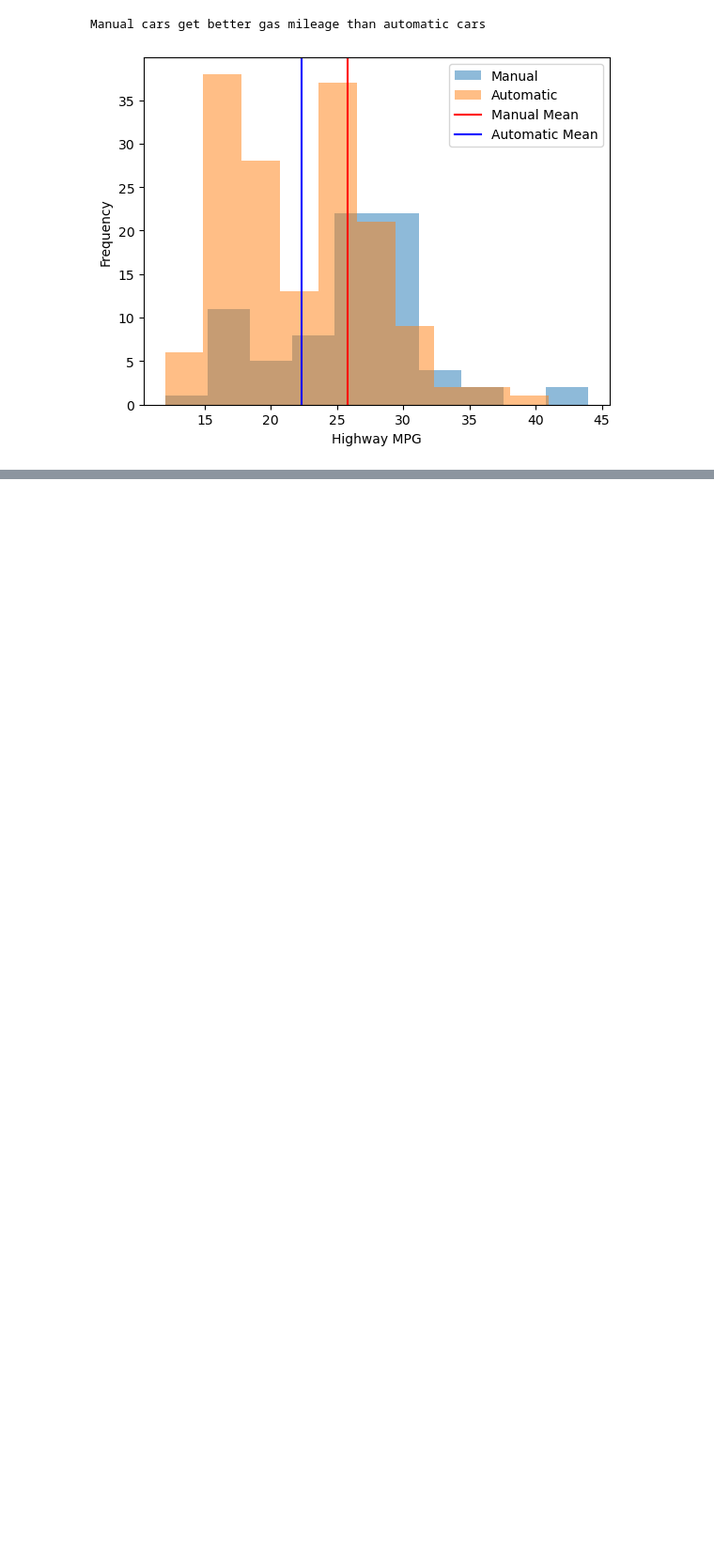
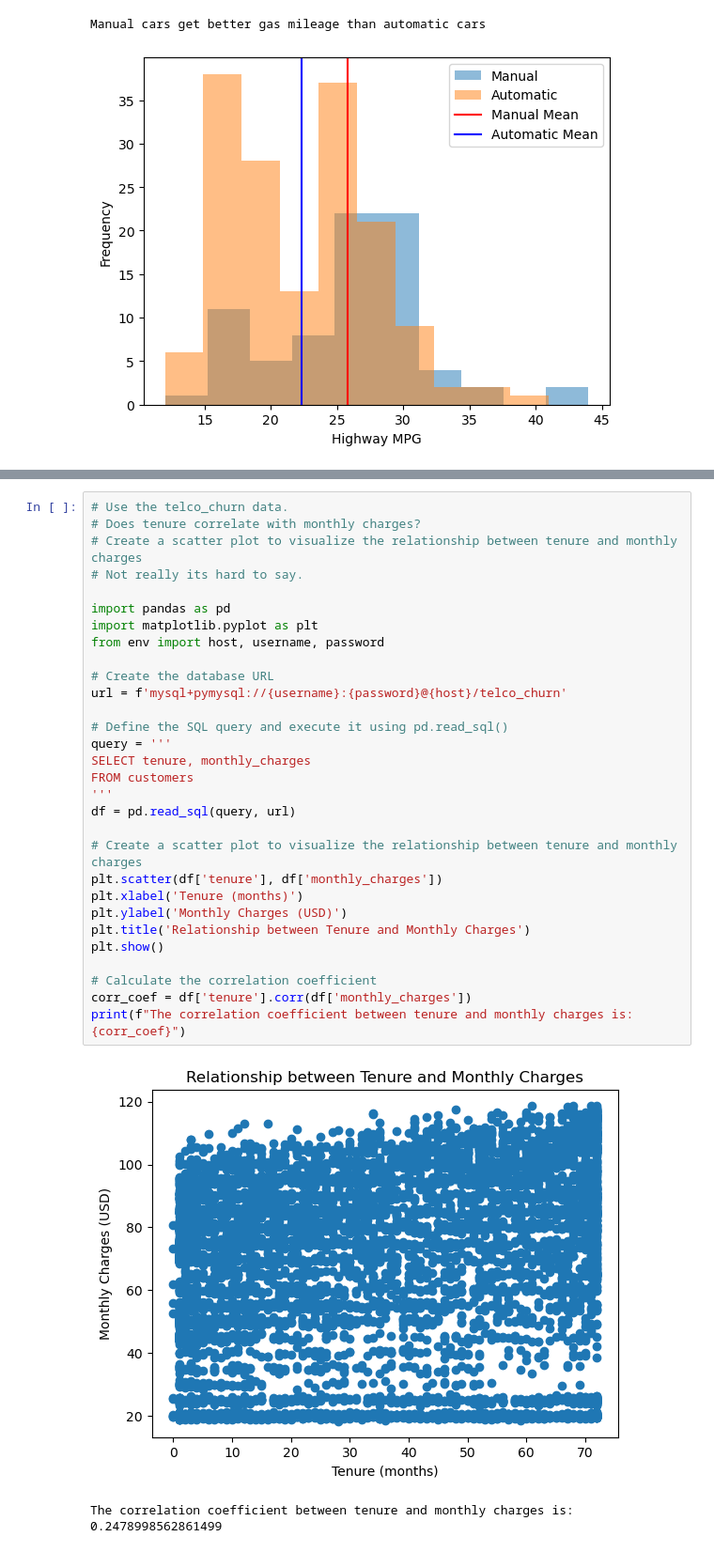
Before and after one commit to JoeyGideon/statistics-exercises, a Jupyter notebook: hypothesis_testing.ipynb, the cells around one changed output, grey strips where cells are left out. Shown at 94% size. Drawn from its saved outputs; the diff is of its cells as text; blank space fills up the shorter version.

```diff
--- a/hypothesis_testing.ipynb
+++ b/hypothesis_testing.ipynb
@@ -233,0 +245,33 @@ Manual cars get better gas mileage than automatic cars
+# %%
+# Use the telco_churn data.
+# Does tenure correlate with monthly charges?
+# Create a scatter plot to visualize the relationship between tenure and monthly charges
+# Not really its hard to say.
+
+import pandas as pd
+import matplotlib.pyplot as plt
+from env import host, username, password
+
+# Create the database URL
+url = f'mysql+pymysql://{username}:{password}@{host}/telco_churn'
+
+# Define the SQL query and execute it using pd.read_sql()
+query = '''
+SELECT tenure, monthly_charges
+FROM customers
+'''
+df = pd.read_sql(query, url)
+
+# Create a scatter plot to visualize the relationship between tenure and monthly charges
+plt.scatter(df['tenure'], df['monthly_charges'])
+plt.xlabel('Tenure (months)')
+plt.ylabel('Monthly Charges (USD)')
+plt.title('Relationship between Tenure and Monthly Charges')
+plt.show()
+
+# Calculate the correlation coefficient
+corr_coef = df['tenure'].corr(df['monthly_charges'])
+print(f"The correlation coefficient between tenure and monthly charges is: {corr_coef}")
+# %% [output]
+[figure, added]
+The correlation coefficient between tenure and monthly charges is: 0.2478998562861499
```
Also changed, not shown: parts of 6 cells of this notebook.
